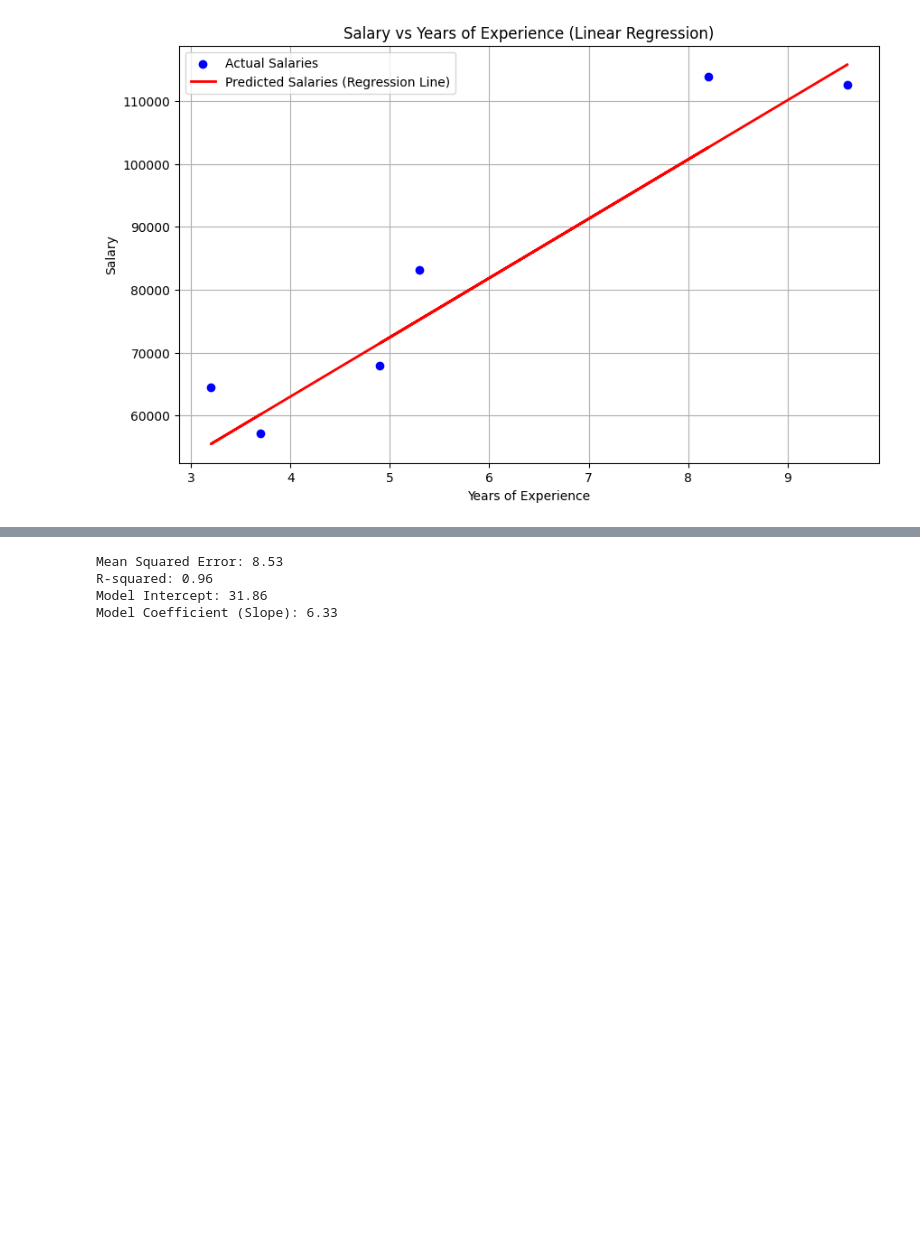
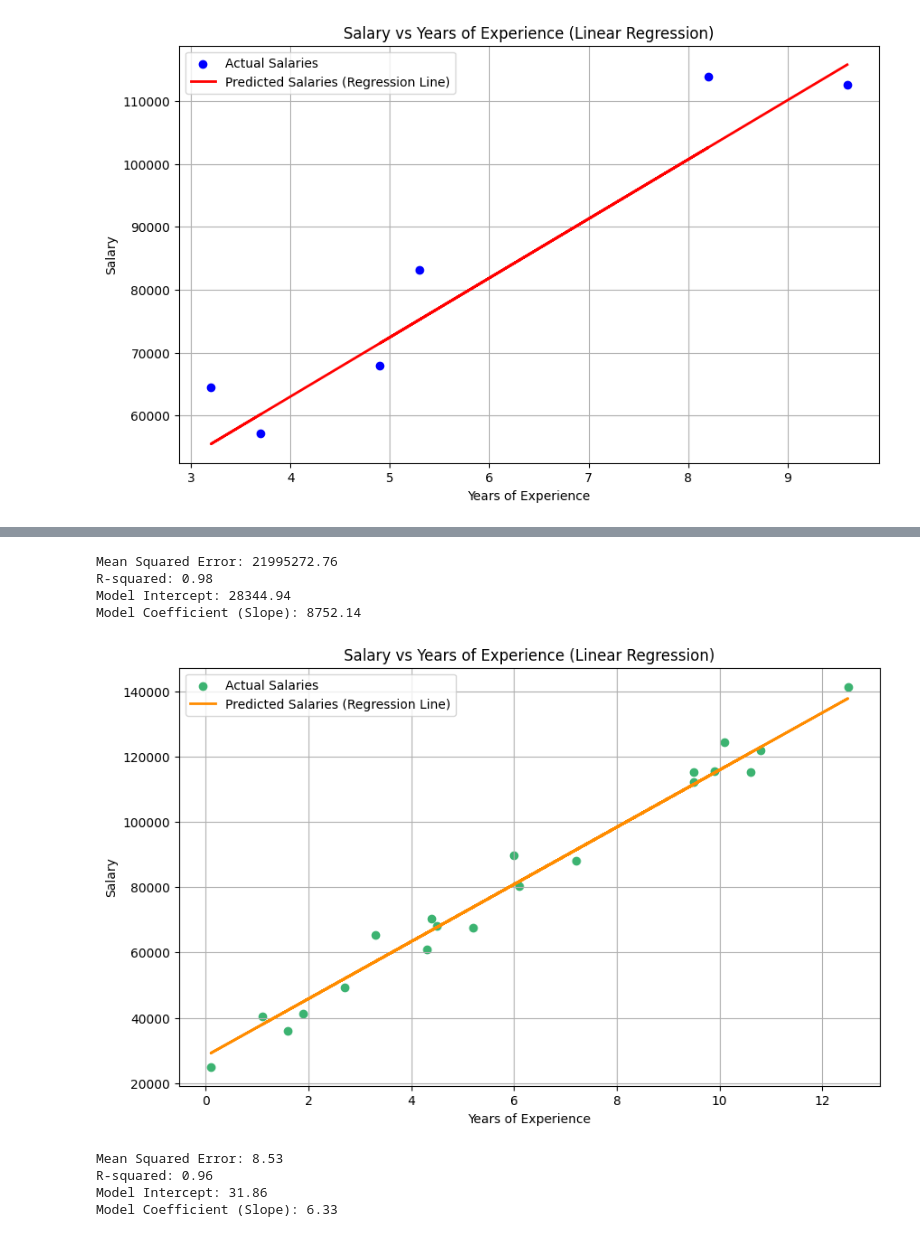
Before and after one commit to 0601ankitsagar/ML_LAB_2026-27, a Jupyter notebook: LinearRegression.ipynb, the cells around one changed output, grey strips where cells are left out. Drawn from its saved outputs; the diff is of its cells as text; code cells hidden in the pictures; blank space fills up the shorter version.

```diff
--- a/LinearRegression.ipynb
+++ b/LinearRegression.ipynb
@@ -99,3 +50,68 @@ Model Coefficient (Slope): 8692.49
+# %%
+import pandas as pd
+import numpy as np
+from sklearn.linear_model import LinearRegression
+from sklearn.model_selection import train_test_split
+import matplotlib.pyplot as plt
+
+data = {
+    'YearsExperience': [0.1, 0.4, 0.7, 0.8, 1.1, 1.2, 1.2, 1.2, 1.4, 1.6,
+                         1.6, 1.8, 1.9, 2.1, 2.3, 2.4, 2.4, 2.5, 2.7, 2.8,
+                         2.8, 3.1, 3.3, 3.3, 3.3, 3.4, 3.6, 3.8, 3.9, 4.0,
+                         4.3, 4.4, 4.4, 4.5, 4.8, 5.0, 5.0, 5.0, 5.2, 5.2,
+                         5.3, 5.5, 5.9, 6.0, 6.0, 6.1, 6.3, 6.3, 6.6, 6.9,
+                         6.9, 6.9, 7.1, 7.2, 7.3, 7.4, 7.4, 7.7, 7.8, 7.9,
+                         8.1, 8.2, 8.2, 8.5, 8.5, 8.6, 8.6, 8.6, 8.9, 9.1,
+                         9.5, 9.5, 9.5, 9.5, 9.8, 9.8, 9.9, 10.1, 10.5, 10.5,
+                         10.6, 10.7, 10.8, 10.8, 11.1, 11.2, 11.4, 11.7, 11.9, 12.1,
+                         12.5, 12.6, 12.6, 12.9, 13.2, 13.6, 14.0, 14.2, 14.5, 15.0],
+    'Salary': [25000, 28198, 36973, 34260, 40445, 39923, 48176, 35855, 43125, 39683,
+               35898, 43410, 41137, 40980, 43765, 53239, 51061, 51931, 49284, 51835,
+               49856, 57747, 65268, 57782, 55278, 58140, 64305, 61565, 63014, 71785,
+               60940, 70293, 69807, 68036, 69882, 66385, 67482, 77742, 73242, 67551,
+               71678, 80467, 82212, 78490, 89693, 80365, 82668, 80841, 84310, 90954,
+               87496, 81730, 94181, 88201, 101207, 89634, 96720, 91591, 99907, 92662,
+               103571, 97781, 100002, 101025, 100004, 100662, 104123, 99506, 104929, 109684,
+               115262, 105148, 112615, 112046, 109094, 113083, 115422, 124253, 121321, 124565,
+               115118, 123806, 124707, 121982, 122688, 128262, 125530, 139068, 130795, 128445,
+               141331, 136318, 134068, 145274, 151592, 146195, 149715, 164634, 150599, 158060]
+}
+df = pd.DataFrame(data)
+
+
+X = df[['YearsExperience']]
+y = df['Salary']
+X_train, X_test, y_train, y_test = train_test_split(X, y, test_size=0.2, random_state=42)
+
+model = LinearRegression()
+model.fit(X_train, y_train)
+
+y_pred = model.predict(X_test)
+
+from sklearn.metrics import mean_squared_error, r2_score
+mse = mean_squared_error(y_test, y_pred)
+r2 = r2_score(y_test, y_pred)
+
+print(f"Mean Squared Error: {mse:.2f}")
+print(f"R-squared: {r2:.2f}")
+print(f"Model Intercept: {model.intercept_:.2f}")
+print(f"Model Coefficient (Slope): {model.coef_[0]:.2f}")
+
+plt.figure(figsize=(10, 6))
+plt.scatter(X_test, y_test, color='mediumseagreen', label='Actual Salaries')
+plt.plot(X_test, y_pred, color='darkorange', linewidth=2, label='Predicted Salaries (Regression Line)')
+plt.title('Salary vs Years of Experience (Linear Regression)')
+plt.xlabel('Years of Experience')
+plt.ylabel('Salary')
+plt.legend()
+plt.grid(True)
+plt.show()
+# %% [output]
+Mean Squared Error: 21995272.76
+R-squared: 0.98
+Model Intercept: 28344.94
+Model Coefficient (Slope): 8752.14
+[figure, added]
 # %%
 import pandas as pd
 import numpy as np
```
Also changed, not shown: parts of 1 cell of this notebook.
